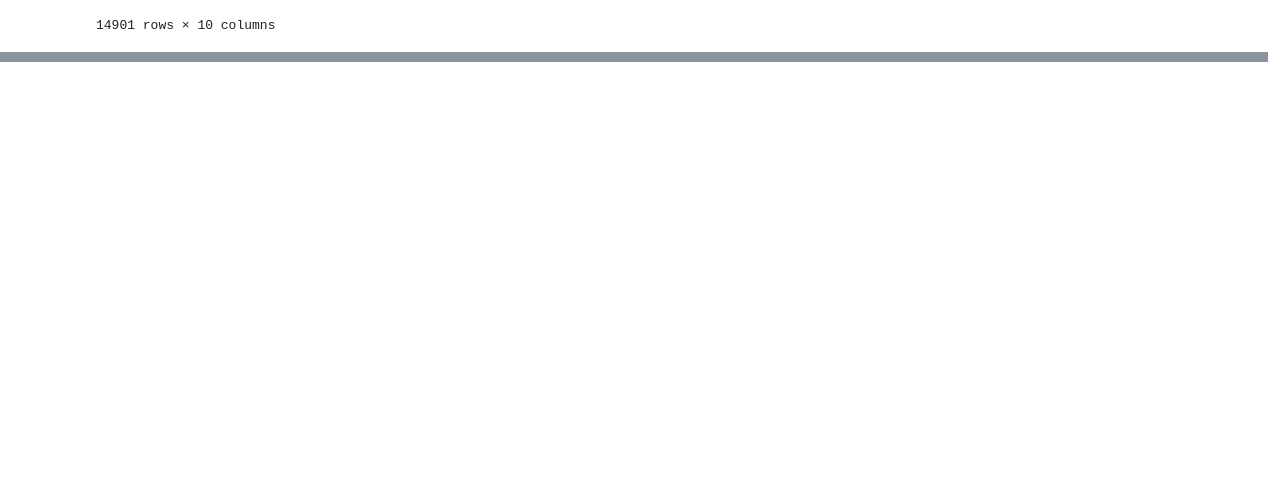
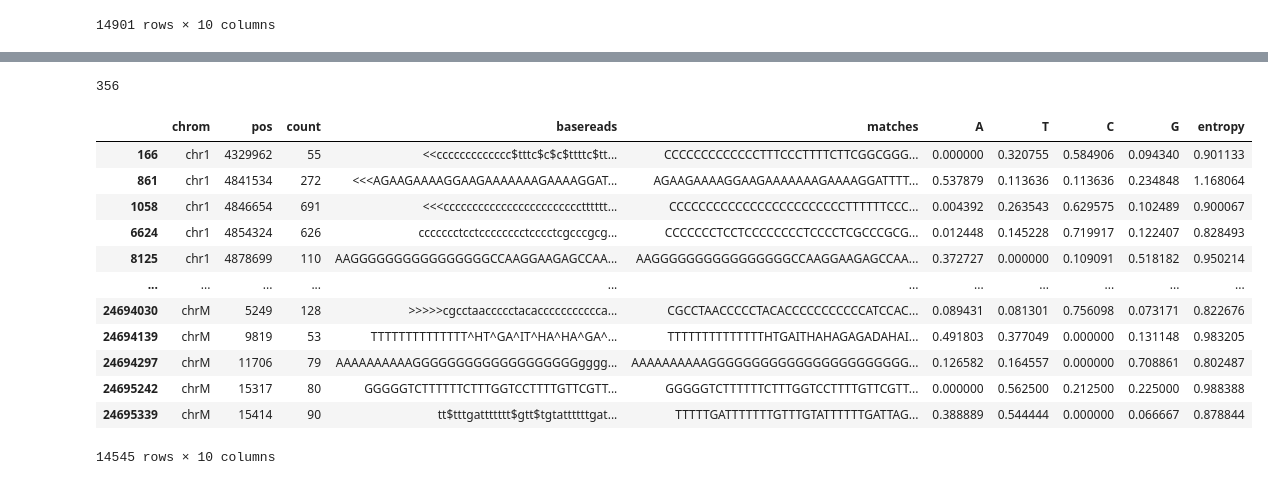
Before and after one commit to DanYeong-Lee/bioinfo1-project, a Jupyter notebook: my_proj/preprocess.ipynb, the cells around one changed output, grey strips where cells are left out. Drawn from its saved outputs; the diff is of its cells as text; code cells hidden in the pictures; blank space fills up the shorter version.

```diff
--- a/my_proj/eda.ipynb
+++ b/my_proj/preprocess.ipynb
@@ -201,0 +212,6 @@ pos_df
+# %%
+from gtfparse import read_gtf
+
+gtf = read_gtf("data/gencode.gtf")
+gtf = gtf[["seqname", "feature", "start", "end", "strand", "gene_type", "gene_name"]]
+gtf
@@ -201,0 +237,5 @@ pos_df
+# %%
+# gtf file에서 gene에 해당하는 row만 골라냄
+
+gtf = gtf[gtf.feature == "gene"]
+gtf
@@ -201,0 +256,38 @@ pos_df
+# %%
+# position 중에 gtf file에 annotation이 안 된 position이 몇 개나 되는지 확인
+from tqdm import tqdm
+
+n = 0
+for i in tqdm(range(len(pos_df))):
+    ex = pos_df.iloc[i]
+    corr_gtf = gtf[(ex.chrom == gtf.seqname) & (gtf.start < ex.pos) & (ex.pos < gtf.end)]
+    if len(corr_gtf) == 0:
+        n += 1
+print(n)
+# %% [output]
+356
+# %%
+# 356개밖에 안 되니, 그냥 제외하자.
+
+def gtf_has_annot(row):
+    if ((row.chrom == gtf.seqname) & (gtf.start < row.pos) & (row.pos < gtf.end)).sum() != 0:
+        return True
+    else:
+        return False
+
+pos_df = pos_df[pos_df.apply(gtf_has_annot, axis=1)]
+pos_df
+# %% [output]
+|  | chrom | pos | count | basereads | matches | A | T | C | G | entropy |
+| 166 | chr1 | 4329962 | 55 | <<ccccccccccccc$tttc$c$c$ttttc$tt... | CCCCCCCCCCCCCTTTCCCTTTTCTTCGGCGGG... | 0.000000 | 0.320755 | 0.584906 | 0.094340 | 0.901133 |
+| 861 | chr1 | 4841534 | 272 | <<<AGAAGAAAAGGAAGAAAAAAAGAAAAGGAT... | AGAAGAAAAGGAAGAAAAAAAGAAAAGGATTTT... | 0.537879 | 0.113636 | 0.113636 | 0.234848 | 1.168064 |
+| 1058 | chr1 | 4846654 | 691 | <<<cccccccccccccccccccccccctttttt... | CCCCCCCCCCCCCCCCCCCCCCCCTTTTTTCCC... | 0.004392 | 0.263543 | 0.629575 | 0.102489 | 0.900067 |
+| 6624 | chr1 | 4854324 | 626 | ccccccctcctcccccccctcccctcgcccgcg... | CCCCCCCTCCTCCCCCCCCTCCCCTCGCCCGCG... | 0.012448 | 0.145228 | 0.719917 | 0.122407 | 0.828493 |
+| 8125 | chr1 | 4878699 | 110 | AAGGGGGGGGGGGGGGGGCCAAGGAAGAGCCAA... | AAGGGGGGGGGGGGGGGGCCAAGGAAGAGCCAA... | 0.372727 | 0.000000 | 0.109091 | 0.518182 | 0.950214 |
+| ... | ... | ... | ... | ... | ... | ... | ... | ... | ... | ... |
+| 24694030 | chrM | 5249 | 128 | >>>>>cgcctaaccccctacaccccccccccca... | CGCCTAACCCCCTACACCCCCCCCCCCATCCAC... | 0.089431 | 0.081301 | 0.756098 | 0.073171 | 0.822676 |
+| 24694139 | chrM | 9819 | 53 | TTTTTTTTTTTTTT^HT^GA^IT^HA^HA^GA^... | TTTTTTTTTTTTTTHTGAITHAHAGAGADAHAI... | 0.491803 | 0.377049 | 0.000000 | 0.131148 | 0.983205 |
+| 24694297 | chrM | 11706 | 79 | AAAAAAAAAAGGGGGGGGGGGGGGGGGGGgggg... | AAAAAAAAAAGGGGGGGGGGGGGGGGGGGGGGG... | 0.126582 | 0.164557 | 0.000000 | 0.708861 | 0.802487 |
+| 24695242 | chrM | 15317 | 80 | GGGGGTCTTTTTTCTTTGGTCCTTTTGTTCGTT... | GGGGGTCTTTTTTCTTTGGTCCTTTTGTTCGTT... | 0.000000 | 0.562500 | 0.212500 | 0.225000 | 0.988388 |
+| 24695339 | chrM | 15414 | 90 | tt$tttgattttttt$gtt$tgtattttttgat... | TTTTTGATTTTTTTGTTTGTATTTTTTGATTAG... | 0.388889 | 0.544444 | 0.000000 | 0.066667 | 0.878844 |
+14545 rows × 10 columns
```
Also changed, not shown: parts of 19 cells of this notebook, 1 other file.
